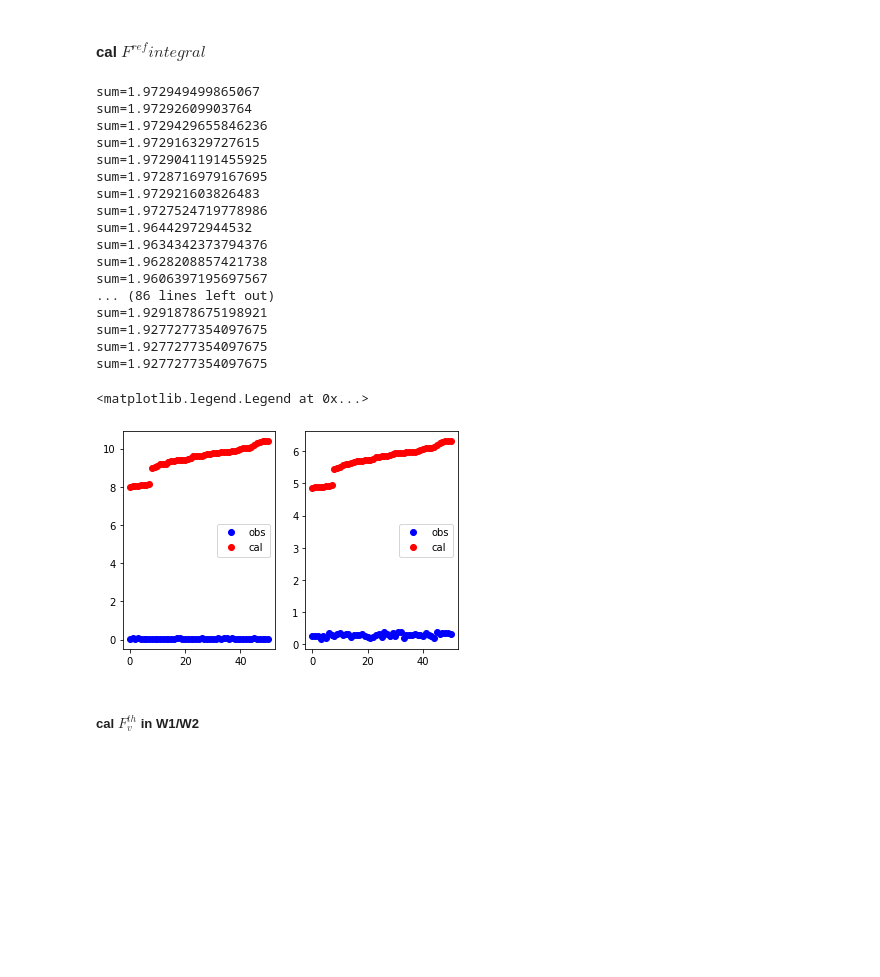
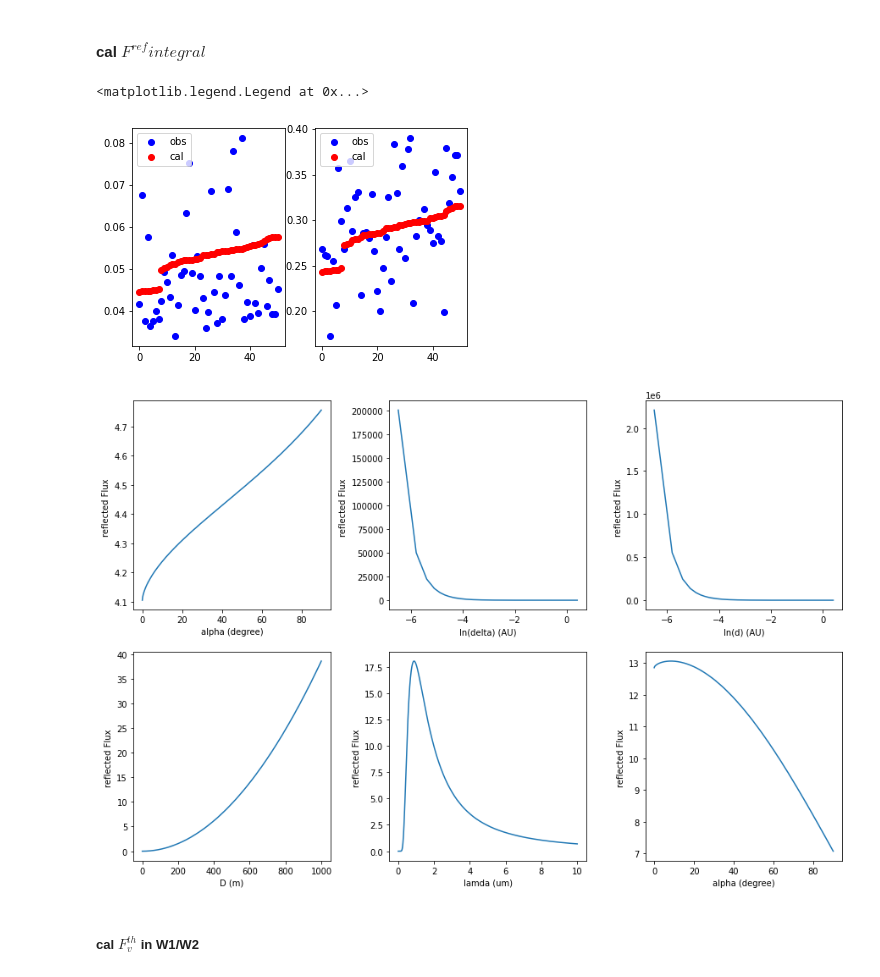
Before and after one commit to AstroHHQ/learngit, a Jupyter notebook: openti/MCMC_ref_2008ev5.ipynb, the cells around one changed output. Drawn from its saved outputs; the diff is of its cells as text; code cells hidden in the pictures; blank space fills up the shorter version.

```diff
--- a/openti/MCMC_ref_2008ev5.ipynb
+++ b/openti/MCMC_ref_2008ev5.ipynb
@@ -353,55 +325,85 @@ def ref(Ndd,D,eps,delta,dd,alpha,lamda):
     b = pi/2
     c = -pi/2
     d = pi/2
     dxdy = ((b-a)*(d-c)/(Ndd*Ndd))
     for j in range(Ndd):
         for i in range(Ndd):
             phii = (c+(d-c)*j/Ndd)
             thei = (a+(b-a)*i/Ndd)
             integral = np.cos(phii)**2*np.cos(alpha-thei)
             summ = summ + dxdy*integral
-    print(f'sum={summ}')
+    #print(f'sum={summ}')
     F = summ*calFref(D,delta,dd,alpha,lamda,eps)
     return F
 def Model_ref(D,x,lamda,eps):
     delta,d,alpha = x
     #initial flux
     flux = np.zeros(len(delta))
     nn = int(len(flux))
     for i in range(0,nn):
         flux[i] = ref(Ndd,D,eps,delta[i],d[i],alpha[i],lamda)
     return flux
 x_N = (delta_N[0:half],d_N[0:half],alpha_N[0:half])
 fluxRef1 = Model_ref(346,x_N,3.4e-6,epsi)
 fluxRef2 = Model_ref(346,x_N,4.6e-6,epsi)
 plt.subplot(1,2,1)
 plt.plot(w1,'bo',label = 'obs')
-plt.plot(fluxRef1,'ro',label = 'cal')
+plt.plot(fluxRef1/180,'ro',label = 'cal')
 plt.legend()
 plt.subplot(1,2,2)
 plt.plot(w2,'bo',label = 'obs')
-plt.plot(fluxRef2,'ro',label = 'cal')
+plt.plot(fluxRef2/20,'ro',label = 'cal')
 plt.legend()
 # %% [output]
-sum=1.972949499865067
-sum=1.97292609903764
-sum=1.9729429655846236
-sum=1.972916329727615
-sum=1.9729041191455925
-sum=1.9728716979167695
-sum=1.972921603826483
-sum=1.9727524719778986
-sum=1.96442972944532
-sum=1.9634342373794376
-sum=1.9628208857421738
-sum=1.9606397195697567
-... (86 lines left out)
-sum=1.9291878675198921
-sum=1.9277277354097675
-sum=1.9277277354097675
-sum=1.9277277354097675
+<matplotlib.legend.Legend at 0x...>
-<matplotlib.legend.Legend at 0x...>
-[figure, old version]
+[figure, new version]
+# %%
+plt.figure(figsize=(15,10))
+xalpha = np.linspace(0,pi/2,1000)
+yflux = calFref(346,delta_N[10],d_N[10],xalpha,3.4e-6,0.9)
+plt.subplot(2,3,1)
+plt.plot(xalpha/pi*180,yflux)
+plt.xlabel("alpha (degree)")
+plt.ylabel("reflected Flux ");
+
+xdelta = np.linspace(0,1.5,1000)
+yflux1 = calFref(346,xdelta,d_N[10],alpha_N[10],3.4e-6,0.9)
+plt.subplot(2,3,2)
+plt.plot(np.log(xdelta),yflux1)
+plt.xlabel("ln(delta) (AU)")
+plt.ylabel("reflected Flux ");
+
+xd = np.linspace(0,1.5,1000)
+yflux2 = calFref(346,delta_N[10],xd,alpha_N[10],3.4e-6,0.9)
+plt.subplot(2,3,3)
+plt.plot(np.log(xd),yflux2)
+plt.xlabel("ln(d) (AU)")
+plt.ylabel("reflected Flux ");
+
+xD = np.linspace(0,1000,1000)
+yflux3 = calFref(xD,delta_N[10],d_N[10],alpha_N[10],3.4e-6,0.9)
+plt.subplot(2,3,4)
+plt.plot(xD,yflux3)
+plt.xlabel("D (m)")
+plt.ylabel("reflected Flux ");
+
+xlamda = np.linspace(0,10,1000)
+yflux4 = calFref(346,delta_N[10],d_N[10],alpha_N[10],xlamda*1e-6,0.9)
+plt.subplot(2,3,5)
+plt.plot(xlamda,yflux4)
+plt.xlabel("lamda (um)")
+plt.ylabel("reflected Flux ");
+
+xalpha0 = np.linspace(0,pi/2,1000)
+yflux5 = ref(Ndd,346,0.9,delta_N[10],d_N[10],xalpha0,3.4e-6)
+plt.subplot(2,3,6)
+plt.plot(xalpha0/pi*180,yflux5)
+plt.xlabel("alpha (degree)")
+plt.ylabel("reflected Flux ");
+
+plt.subplots_adjust(wspace=0.3,hspace=0.2)
+# %% [output]
+[figure, added]
 # %% [markdown]
 ##### cal $F_v^{th}$ in W1/W2
 # %%
```
Also changed, not shown: parts of 1 cell of this notebook.
